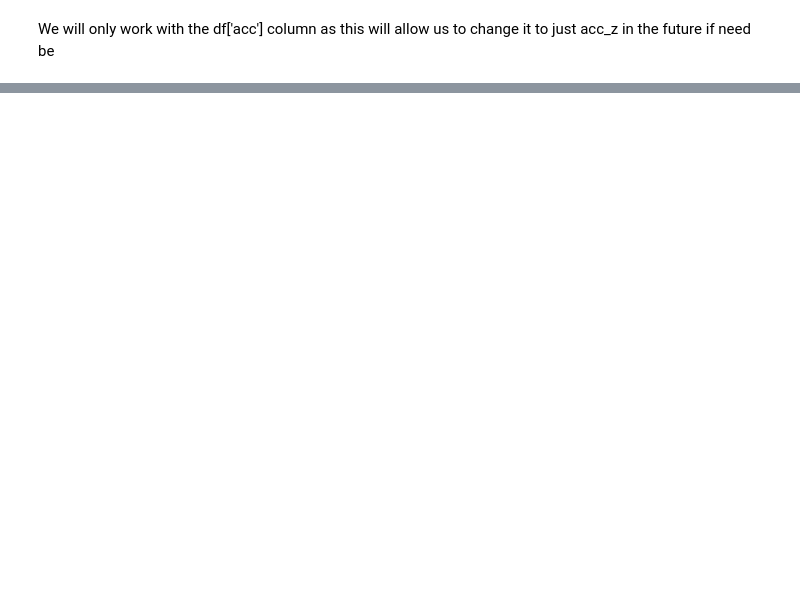
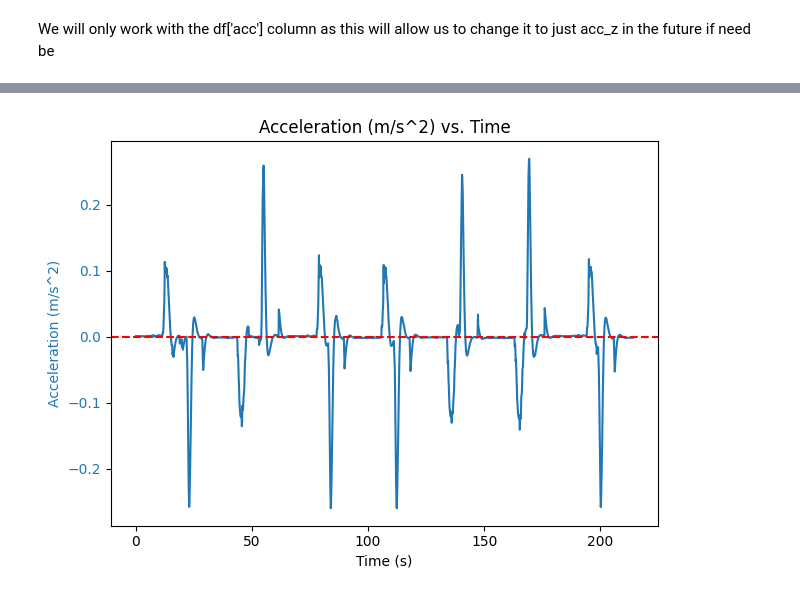
Before and after one commit to OGreenwood672/pr_kalman, a Jupyter notebook: analysis.ipynb, the cells around one changed output, grey strips where cells are left out. Drawn from its saved outputs; the diff is of its cells as text; code cells hidden in the pictures; blank space fills up the shorter version.

```diff
--- a/analysis.ipynb
+++ b/analysis.ipynb
@@ -902,0 +667,4 @@ chart(BAROMETER_HEIGHT)
+# %%
+chart(ACCELERATION)
+# %% [output]
+[figure, added]
```
Also changed, not shown: parts of 16 cells of this notebook, 3 other files.
